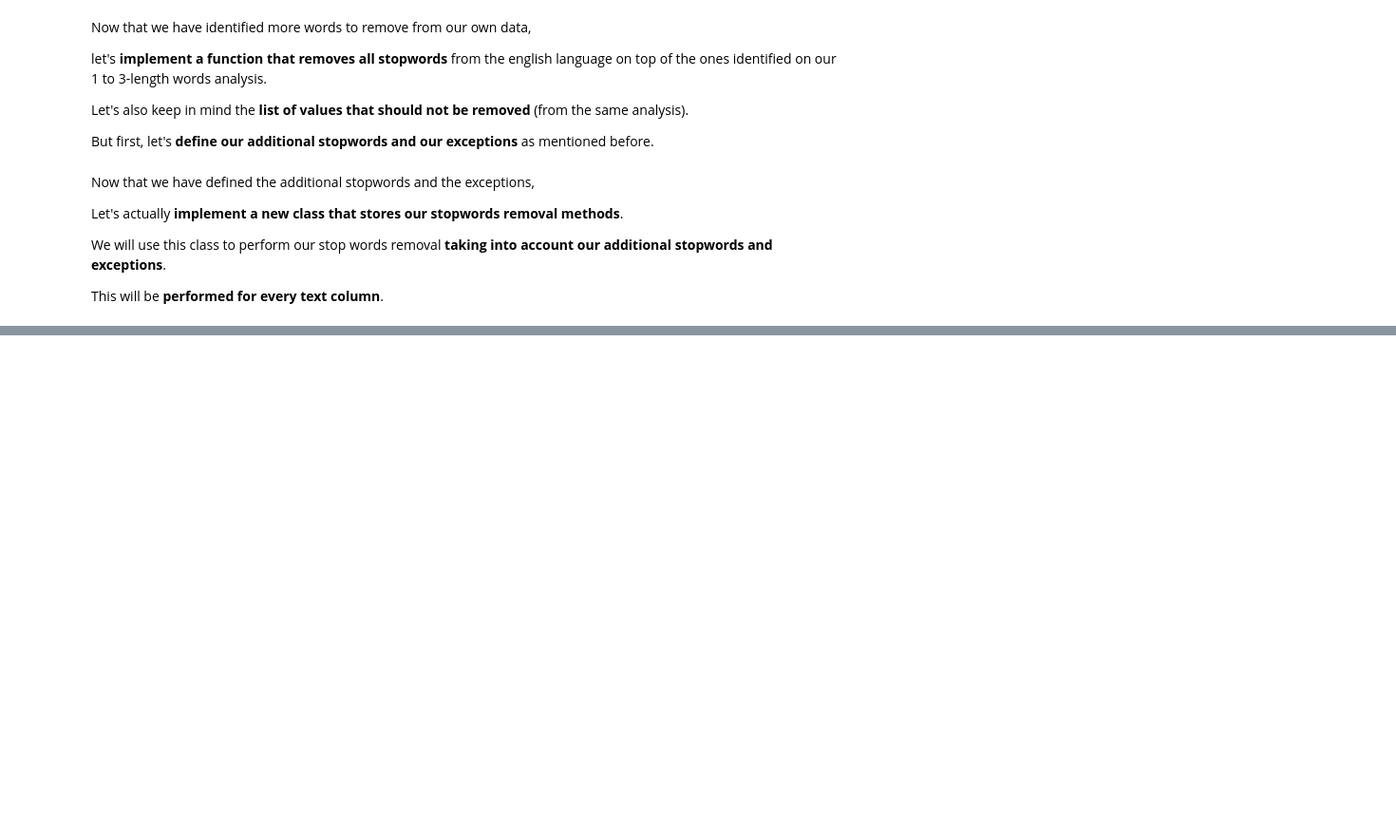
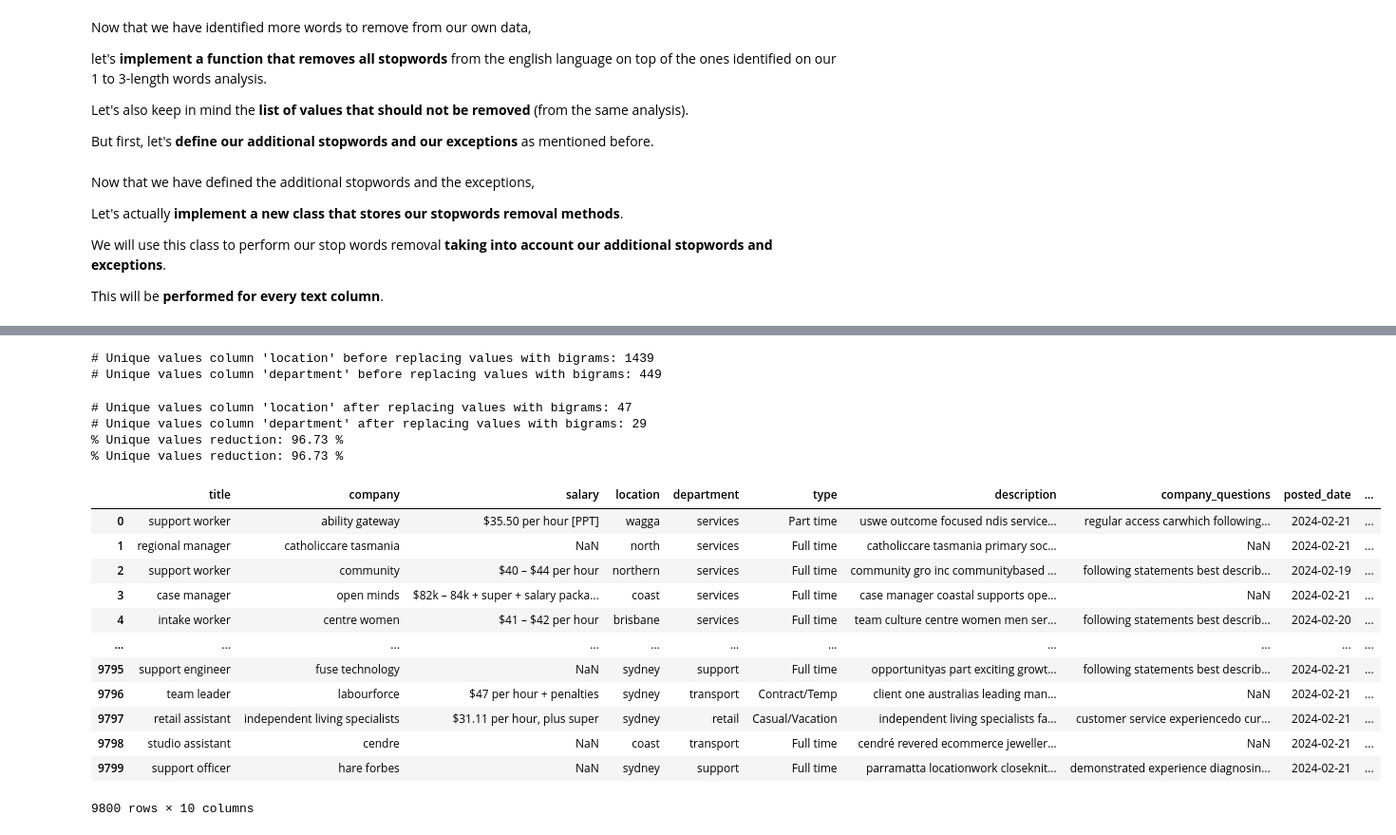
Before and after one commit to ErnieSumoso/python-development-notebooks, a Jupyter notebook: Advanced Python Programming Problems/assignment_advpython_v1.ipynb, the cells around one changed output, grey strips where cells are left out. Shown: that part at 95% size. Saved outputs shown, nothing was run; the diff lists cells and outputs as text; code cells hidden in the pictures; blank space fills up the shorter version.

Commit message:
upd: updating dataset pre-processing using NLP techniques to clean the columns data and reduce unique values

```diff
--- a/Advanced Python Programming Problems/assignment_advpython_v1.ipynb
+++ b/Advanced Python Programming Problems/assignment_advpython_v1.ipynb
@@ -671,0 +820,37 @@ sorted(list(set(len_3)))
+# %%
+# first, let's reset the rows index
+df.reset_index(inplace=True)
+del df['index']
+
+class NLP_standardization():
+
+    def standardize_column_based_on_ngrams(self, df, colname, ngrams_list, n):
+        # dictionary of n-grams (unigrams, bigrams, or trigrams)
+        ngrams = ngrams_list[n-1]
+
+        # iterate through the rows of the column
+        for i, row in df[[colname]].iterrows():
+            # make sure value is a string
+            value = row[0]
+            if not isinstance(value, str): continue
+
+            # word tokenize the value
+            tokens = word_tokenize(value)
+
+            # loop through all possible n-grams and look for the most common saved on the dictionary of n-grams
+            most_common_ngram = "", 0
+            for j in range(len(tokens) - n + 1):
+                ngram = ' '.join(tokens[j:j+n])
+                if ngram not in ngrams: continue
+                if ngrams[ngram] > most_common_ngram[1]:
+                    most_common_ngram = ngram, ngrams[ngram]
+
+            if most_common_ngram[1] != 0:
+                df.iloc[i][colname] = most_common_ngram[0]
+
+    def standardize_columns_based_on_ngrams(self, df, colnames, ngrams_list, n_list):
+        # repeat the previous method process for every column specified as parameter (with their corresponding n of n-gram)
+        for i, colname in enumerate(colnames):
+            nlp.standardize_column_based_on_ngrams(df, colname, ngrams_list[colname], n_list[i])
+
+nlp = NLP_standardization()
@@ -671,0 +870,38 @@ sorted(list(set(len_3)))
+# %%
+reduce_text_columns = ['location', 'department']
+n_list = [1, 1]
+nuniques = [df['location'].nunique(), df['department'].nunique()]
+print("# Unique values column 'location' before replacing values with unigrams:", nuniques[0])
+print("# Unique values column 'department' before replacing values with unigrams:", nuniques[1])
+# %% [output]
+# Unique values column 'location' before replacing values with bigrams: 1439
+# Unique values column 'department' before replacing values with bigrams: 449
+# %%
+nlp.standardize_columns_based_on_ngrams(df, reduce_text_columns, columns_ngrams_1_to_n, n_list)
+
+new_nuniques = [df['location'].nunique(), df['department'].nunique()]
+print("# Unique values column 'location' after replacing values with unigrams:", new_nuniques[0])
+print("# Unique values column 'department' after replacing values with unigrams:", new_nuniques[1])
+print("% Unique values reduction:", round(100 - (new_nuniques[0]*100/nuniques[0]),2), "%", end="\n")
+print("% Unique values reduction:", round(100 - (new_nuniques[0]*100/nuniques[0]),2), "%", end="\n")
+# %% [output]
+# Unique values column 'location' after replacing values with bigrams: 47
+# Unique values column 'department' after replacing values with bigrams: 29
+% Unique values reduction: 96.73 %
+% Unique values reduction: 96.73 %
+# %%
+df
+# %% [output]
+|  | title | company | salary | location | department | type | description | company_questions | posted_date | ... |
+| 0 | support worker | ability gateway | $35.50 per hour [PPT] | wagga | services | Part time | uswe outcome focused ndis service... | regular access carwhich following... | 2024-02-21 | ... |
+| 1 | regional manager | catholiccare tasmania | NaN | north | services | Full time | catholiccare tasmania primary soc... | NaN | 2024-02-21 | ... |
+| 2 | support worker | community | $40 – $44 per hour | northern | services | Full time | community gro inc communitybased ... | following statements best describ... | 2024-02-19 | ... |
+| 3 | case manager | open minds | $82k – 84k + super + salary packa... | coast | services | Full time | case manager coastal supports ope... | NaN | 2024-02-21 | ... |
+| 4 | intake worker | centre women | $41 – $42 per hour | brisbane | services | Full time | team culture centre women men ser... | following statements best describ... | 2024-02-20 | ... |
+| ... | ... | ... | ... | ... | ... | ... | ... | ... | ... | ... |
+| 9795 | support engineer | fuse technology | NaN | sydney | support | Full time | opportunityas part exciting growt... | following statements best describ... | 2024-02-21 | ... |
+| 9796 | team leader | labourforce | $47 per hour + penalties | sydney | transport | Contract/Temp | client one australias leading man... | NaN | 2024-02-21 | ... |
+| 9797 | retail assistant | independent living specialists | $31.11 per hour, plus super | sydney | retail | Casual/Vacation | independent living specialists fa... | customer service experiencedo cur... | 2024-02-21 | ... |
+| 9798 | studio assistant | cendre | NaN | coast | transport | Full time | cendré revered ecommerce jeweller... | NaN | 2024-02-21 | ... |
+| 9799 | support officer | hare forbes | NaN | sydney | support | Full time | parramatta locationwork closeknit... | demonstrated experience diagnosin... | 2024-02-21 | ... |
+9800 rows × 10 columns
```
Also changed, not shown: parts of 15 cells of this notebook.
